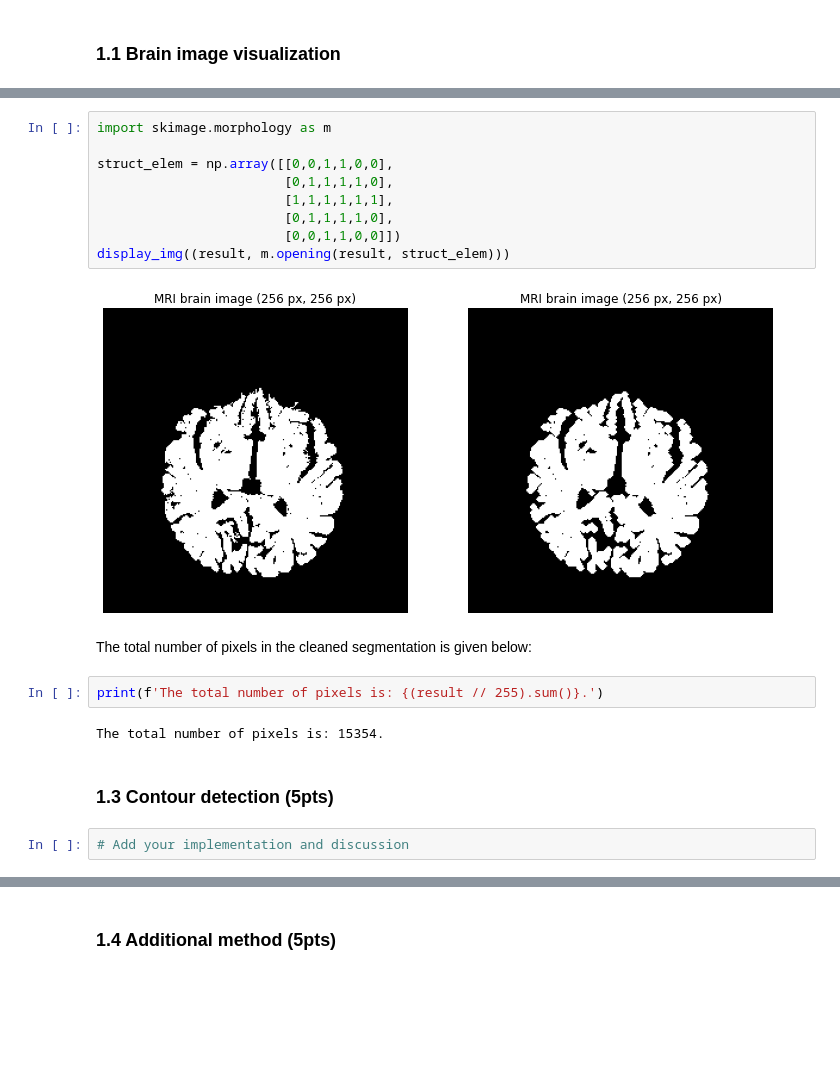
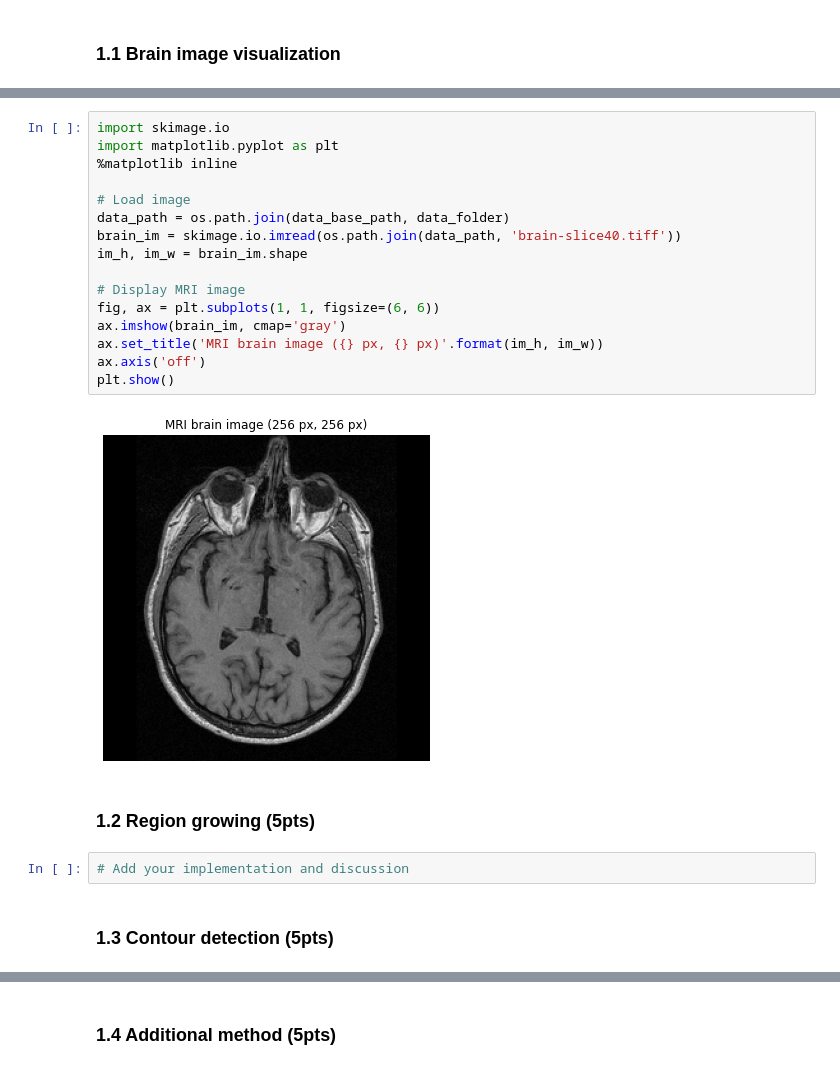
Before and after one commit to warhuus/iapr-2022, a Jupyter notebook: lab_01_segmentation.ipynb, the cells around one changed output, grey strips where cells are left out. Saved outputs shown, nothing was run; the diff lists cells and outputs as text; blank space fills up the shorter version.

```diff
--- a/lab_01_segmentation.ipynb
+++ b/lab_01_segmentation.ipynb
@@ -169,21 +64,24 @@ The original and the cleaned segmentations are shown below on the left and right
-# %%
-import skimage.morphology as m
-
-struct_elem = np.array([[0,0,1,1,0,0],
-                        [0,1,1,1,1,0],
-                        [1,1,1,1,1,1],
-                        [0,1,1,1,1,0],
-                        [0,0,1,1,0,0]])
-display_img((result, m.opening(result, struct_elem)))
-# %% [output]
-[figure, removed]
-# %% [markdown]
-The total number of pixels in the cleaned segmentation is given below:
-# %%
-print(f'The total number of pixels is: {(result // 255).sum()}.')
-# %% [output]
-The total number of pixels is: 15354.
+# %%
+import skimage.io
+import matplotlib.pyplot as plt
+%matplotlib inline
+
+# Load image
+data_path = os.path.join(data_base_path, data_folder)
+brain_im = skimage.io.imread(os.path.join(data_path, 'brain-slice40.tiff'))
+im_h, im_w = brain_im.shape
+
+# Display MRI image
+fig, ax = plt.subplots(1, 1, figsize=(6, 6))
+ax.imshow(brain_im, cmap='gray')
+ax.set_title('MRI brain image ({} px, {} px)'.format(im_h, im_w))
+ax.axis('off')
+plt.show()
+# %% [output]
+[figure, added]
+# %% [markdown]
+### 1.2 Region growing (5pts)
+# %%
+# Add your implementation and discussion
 # %% [markdown]
 ### 1.3 Contour detection (5pts)
-# %%
-# Add your implementation and discussion
```
Also changed, not shown: parts of 20 cells of this notebook.
